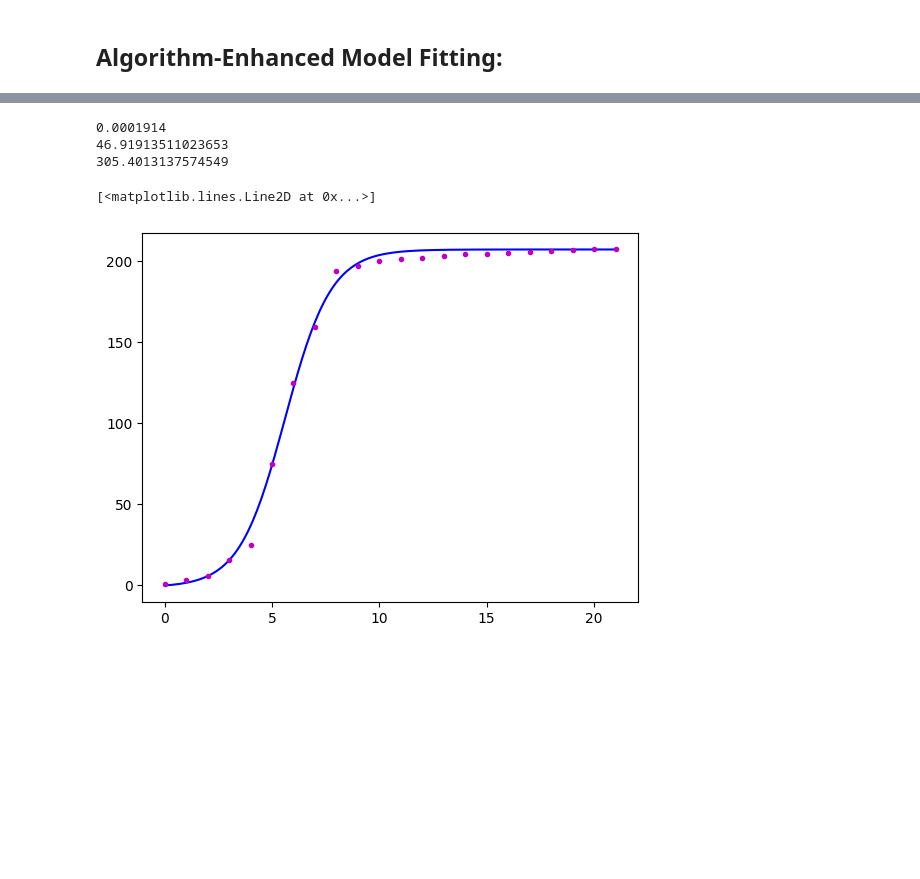
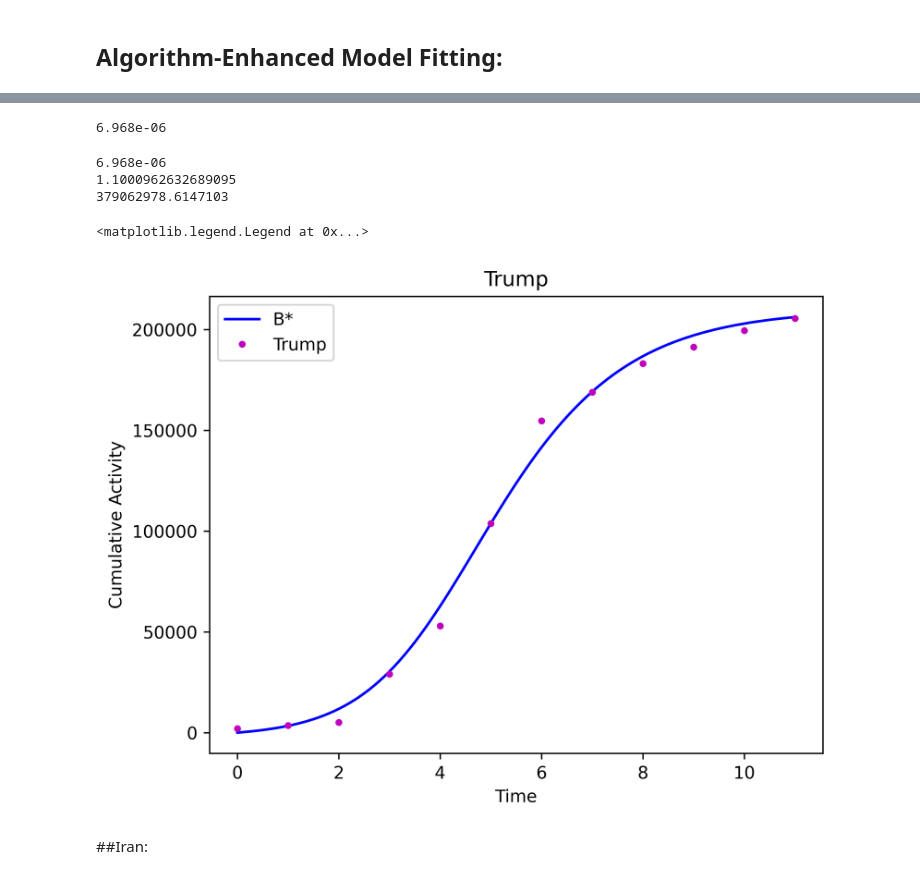
Before and after one commit to AndreiAf02/Math574_Project, a Jupyter notebook: SIR_Fitting_V5.ipynb, the cells around one changed output, grey strips where cells are left out. Cells and saved outputs as stored; diff of their text form; code cells hidden in the pictures; blank space fills up the shorter version.

```diff
--- a/SIR_Fitting_V5.ipynb
+++ b/SIR_Fitting_V5.ipynb
@@ -246,0 +286,3 @@ new_data_columb_cumul
+# %%
+new_data_chase_cumul = interpolator(data_chase_cumul, 'Chase Bank Glitch (Cumulative)')
+new_data_chase_cumul
@@ -248,7 +309,7 @@ new_data_columb_cumul
 ## Trump:
 # %%
 data_trump = pd.DataFrame(data_Google['trump_scaled'])
-data_trump = data_trump[9:20].reset_index(drop=True)
+data_trump = data_trump[9:16].reset_index(drop=True)
 # print(data_raygun)
 plt.plot(data_trump, 'm.-')
 plt.title('Trump')
@@ -809,0 +850,26 @@ BestFit = BestFit.to_numpy()
+# %%
+beta = BestFit[0,0]
+print(beta)
+
+gamma = gamma_func(beta, B_star_final, pop, I0)
+print(gamma)
+Result = fitter(beta, gamma, dt, max_time, B_star_final, pop, I0, new_data, label)
+print(Result)
+
+
+max_time = 15
+t = np.linspace(0, max_time, int(max_time/dt)+1)
+solution = model_solver(dBdt, t, beta, gamma, B_star_final, pop, I0)
+Solution = pd.DataFrame()
+Solution['time'] = t
+Solution['B*'] = solution
+
+Solution
+
+plt.figure() #dpi=600)
+plt.plot(Solution['time'], Solution['B*'], 'b-', label='B*')
+plt.plot(new_data_chase_cumul[:-10], 'm.', label='Chase Bank Glitch')
+plt.xlabel('Time')
+plt.ylabel('Cumulative Activity')
+plt.title('Chase Bank Glitch')
+plt.legend()
@@ -810,27 +921,38 @@ BestFit = BestFit.to_numpy()
+# %%
+print(BestFit[0,0])
+# %% [output]
+6.968e-06
 # %%
 beta = BestFit[0,0]
 print(beta)
 
 gamma = gamma_func(beta, B_star_final, pop, I0)
 print(gamma)
-Result = fitter(beta, gamma, dt, max_time, B_star_final, pop, I0, label)
+Result = fitter(beta, gamma, dt, max_time, B_star_final, pop, I0, new_data, label)
 print(Result)
 
 
-max_time = 21
+max_time = 11
 t = np.linspace(0, max_time, int(max_time/dt)+1)
 solution = model_solver(dBdt, t, beta, gamma, B_star_final, pop, I0)
 Solution = pd.DataFrame()
 Solution['time'] = t
 Solution['B*'] = solution
 
 Solution
 
-plt.plot(Solution['time'], Solution['B*'], 'b-')
-plt.plot(new_data_columb_cumul, 'm.')
+plt.figure(dpi=600)
+plt.plot(Solution['time'], Solution['B*'], 'b-', label='B*')
+plt.plot(new_data_trump_cumul, 'm.', label='Trump')
+plt.xlabel('Time')
+plt.ylabel('Cumulative Activity')
+plt.title('Trump')
+plt.legend()
 # %% [output]
-0.0001914
-46.91913511023653
-305.4013137574549
+6.968e-06
+1.1000962632689095
+379062978.6147103
-[<matplotlib.lines.Line2D at 0x...>]
+<matplotlib.legend.Legend at 0x...>
-[figure, old version]
+[figure, new version]
+# %% [markdown]
+##Iran:
```
Also changed, not shown: parts of 59 cells of this notebook.
